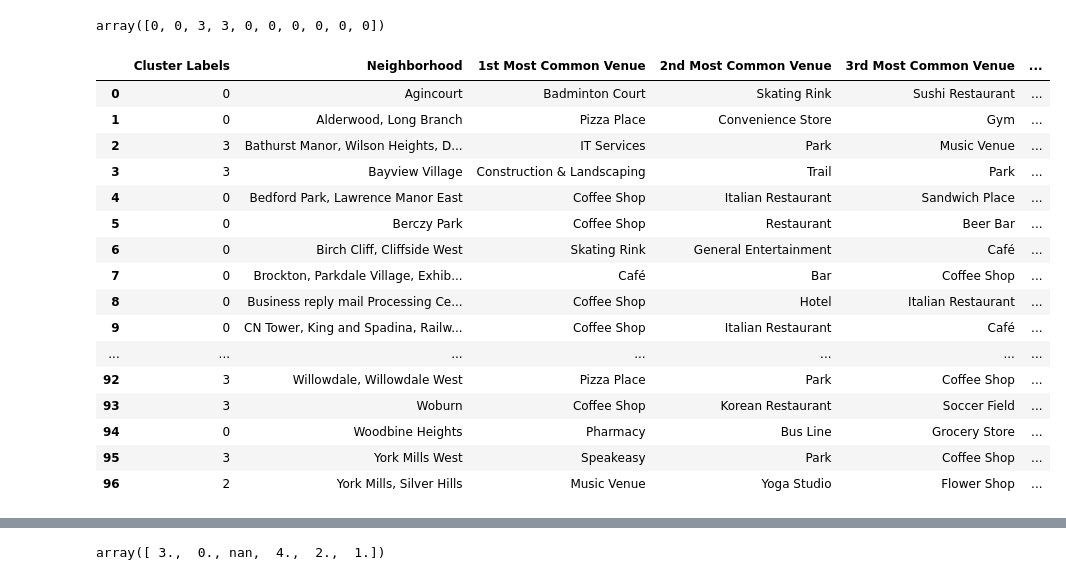
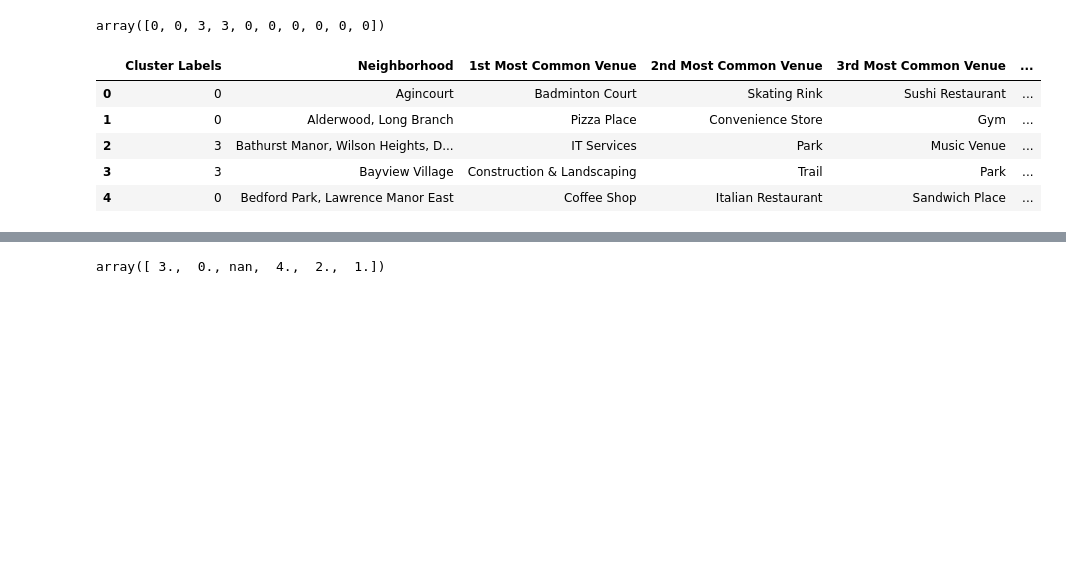
Before and after one commit to Ashish-3/Neighbourhood-clustering, a Jupyter notebook: Assignment_Neighborhoods_in_Toronto.ipynb, the cells around one changed output, grey strips where cells are left out. Saved outputs shown, nothing was run; the diff lists cells and outputs as text; code cells hidden in the pictures; blank space fills up the shorter version.

```diff
--- a/Assignment_Neighborhoods_in_Toronto.ipynb
+++ b/Assignment_Neighborhoods_in_Toronto.ipynb
@@ -17,7 +17,7 @@ from sklearn.cluster import KMeans
 import matplotlib.cm as cm
 import matplotlib.colors as colors
 
-pd.set_option('display.max_rows', 500)
+pd.set_option('display.max_rows', 20)
 pd.set_option('display.max_columns', 500)
 # %% [markdown]
 ### Scrapping the wikipedia page
@@ -178,8 +143,8 @@ map_toronto
 ### Using Foursquare to explore Toronto
 # %%
 # Initializing credentials
-CLIENT_ID = 'HIDDEN' # your Foursquare ID
-CLIENT_SECRET = 'HIDDEN' # your Foursquare Secret
+CLIENT_ID = 'CZJO55520LD2MI1A2B35MPL1MW4KHR2LW5ICVW0YUAFWETFT' # your Foursquare ID
+CLIENT_SECRET = 'CO5DY3NERSOFJKN1QTGFGOYGHR2KDIPDAOGTMW40VFDOWU31' # your Foursquare Secret
 VERSION = '20180605' # Foursquare API version
 
 print('Your credentails:')
@@ -433,23 +383,12 @@ toronto_merged = table
 # merge toronto_grouped with toronto_data to add latitude/longitude for each neighborhood
 toronto_merged = toronto_merged.join(neighborhoods_venues_sorted.set_index('Neighborhood'), on='Neighbourhood')
 # %%
-neighborhoods_venues_sorted
+neighborhoods_venues_sorted.head()
 # %% [output]
 |  | Cluster Labels | Neighborhood | 1st Most Common Venue | 2nd Most Common Venue | 3rd Most Common Venue | ... |
 | 0 | 0 | Agincourt | Badminton Court | Skating Rink | Sushi Restaurant | ... |
 | 1 | 0 | Alderwood, Long Branch | Pizza Place | Convenience Store | Gym | ... |
 | 2 | 3 | Bathurst Manor, Wilson Heights, D... | IT Services | Park | Music Venue | ... |
 | 3 | 3 | Bayview Village | Construction & Landscaping | Trail | Park | ... |
 | 4 | 0 | Bedford Park, Lawrence Manor East | Coffee Shop | Italian Restaurant | Sandwich Place | ... |
-| 5 | 0 | Berczy Park | Coffee Shop | Restaurant | Beer Bar | ... |
-| 6 | 0 | Birch Cliff, Cliffside West | Skating Rink | General Entertainment | Café | ... |
-| 7 | 0 | Brockton, Parkdale Village, Exhib... | Café | Bar | Coffee Shop | ... |
-| 8 | 0 | Business reply mail Processing Ce... | Coffee Shop | Hotel | Italian Restaurant | ... |
-| 9 | 0 | CN Tower, King and Spadina, Railw... | Coffee Shop | Italian Restaurant | Café | ... |
-| ... | ... | ... | ... | ... | ... | ... |
-| 92 | 3 | Willowdale, Willowdale West | Pizza Place | Park | Coffee Shop | ... |
-| 93 | 3 | Woburn | Coffee Shop | Korean Restaurant | Soccer Field | ... |
-| 94 | 0 | Woodbine Heights | Pharmacy | Bus Line | Grocery Store | ... |
-| 95 | 3 | York Mills West | Speakeasy | Park | Coffee Shop | ... |
-| 96 | 2 | York Mills, Silver Hills | Music Venue | Yoga Studio | Flower Shop | ... |
 # %%
```
Also changed, not shown: parts of 9 cells of this notebook.
